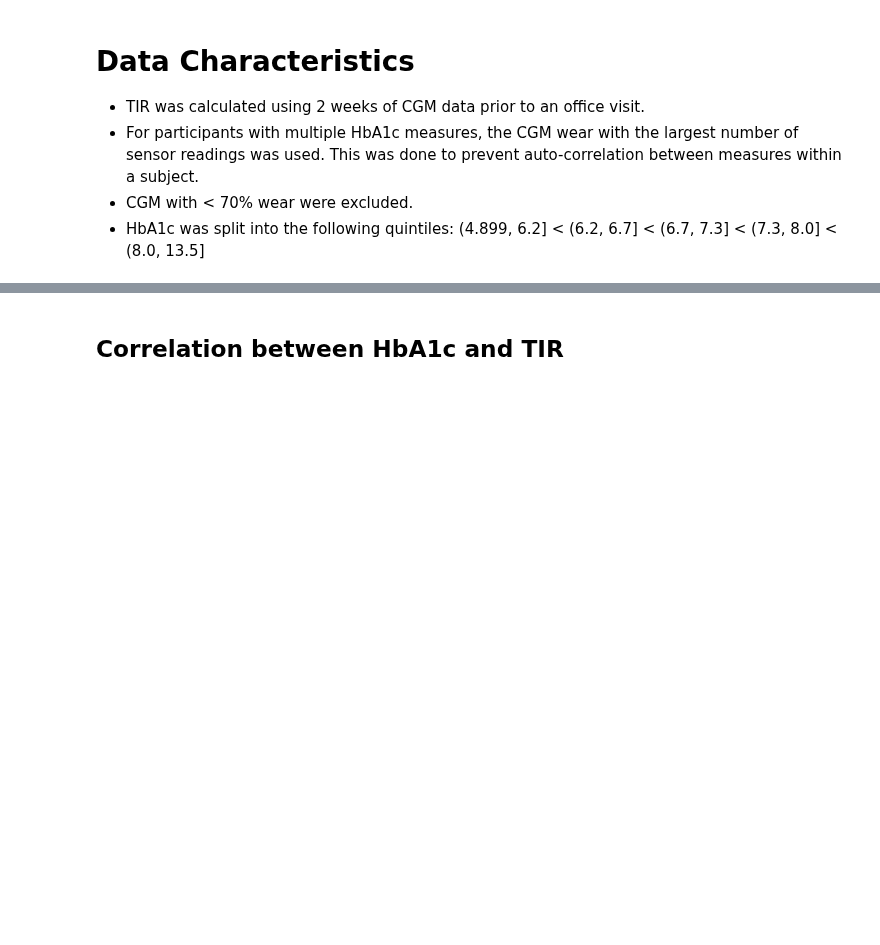
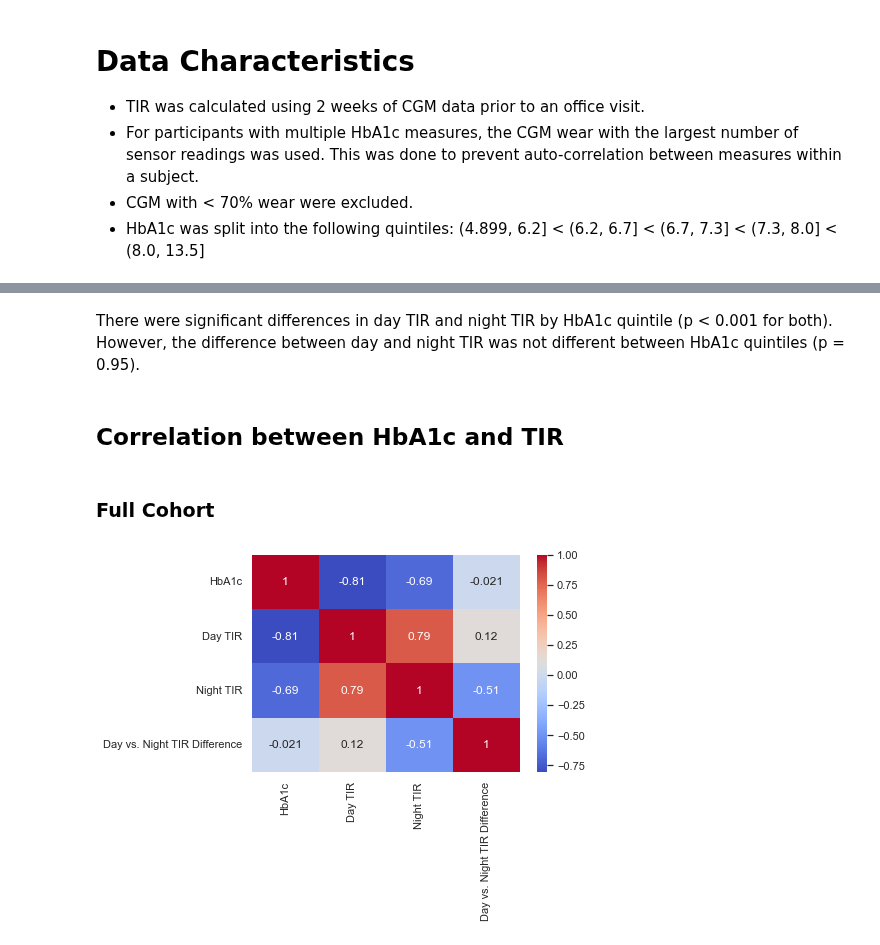
Before and after one commit to childhealthbiostatscore/BDC-Code, a Jupyter notebook: Viral Shah/Day and Night CGM/day_night_cgm_jdrf.ipynb, the cells around one changed output, grey strips where cells are left out. Drawn from its saved outputs; the diff is of its cells as text; code cells hidden in the pictures; blank space fills up the shorter version.

```diff
--- a/Viral Shah/Day and Night CGM/day_night_cgm_jdrf.ipynb
+++ b/Viral Shah/Day and Night CGM/day_night_cgm_jdrf.ipynb
@@ -62,2 +112,13 @@ means
+# %% [markdown]
+There were significant differences in day TIR and night TIR by HbA1c quintile (p < 0.001 for both). However, the difference between day and night TIR was not different between HbA1c quintiles (p = 0.95).
 # %% [markdown]
 ## Correlation between HbA1c and TIR
+# %% [markdown]
+### Full Cohort
+# %%
+corr_mat = df
+corr_mat.columns = ['HbA1c','Day TIR','Night TIR','HbA1c Group','Day vs. Night TIR Difference']
+c_full = corr_mat.corr()
+sns.heatmap(c_full,annot=True,cmap="coolwarm");
+# %% [output]
+[figure, added]
```
Also changed, not shown: parts of 22 cells of this notebook.
